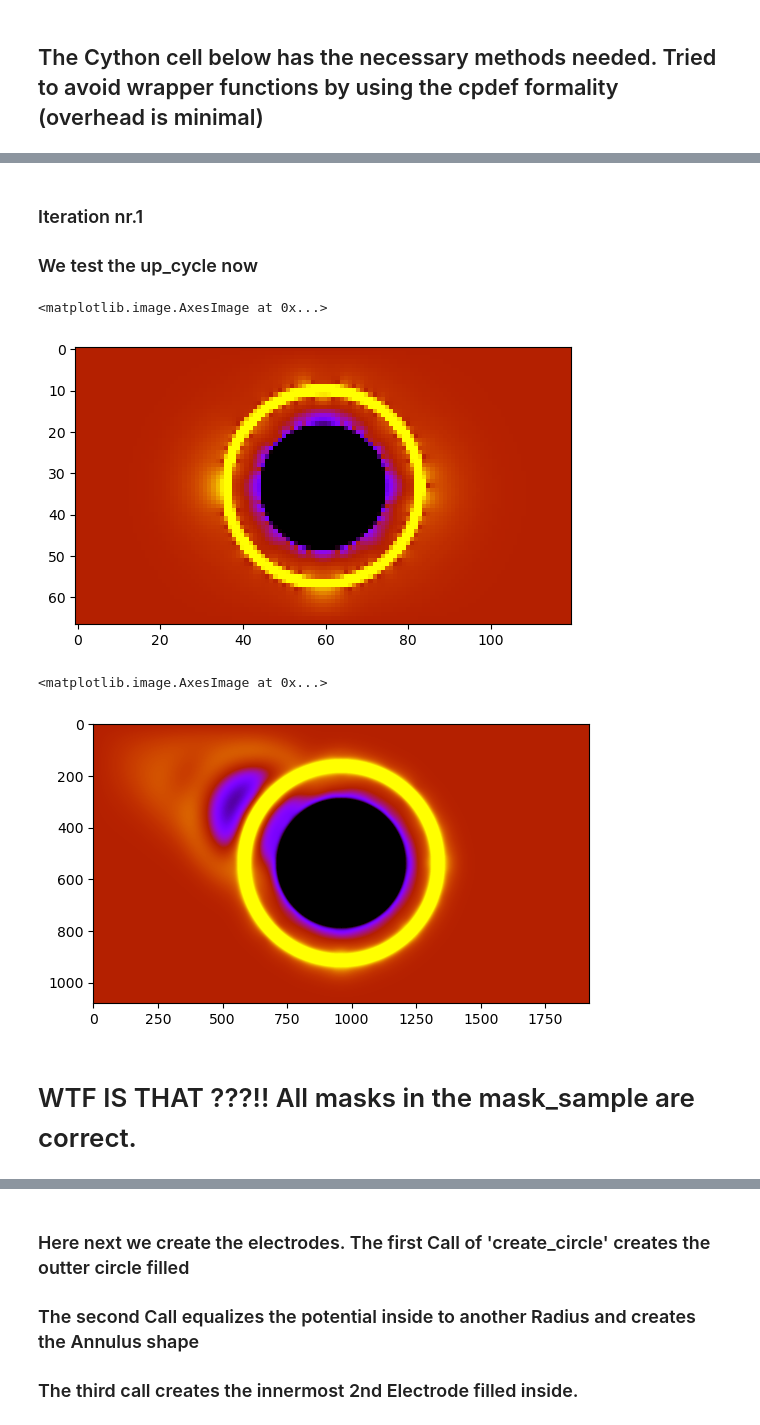
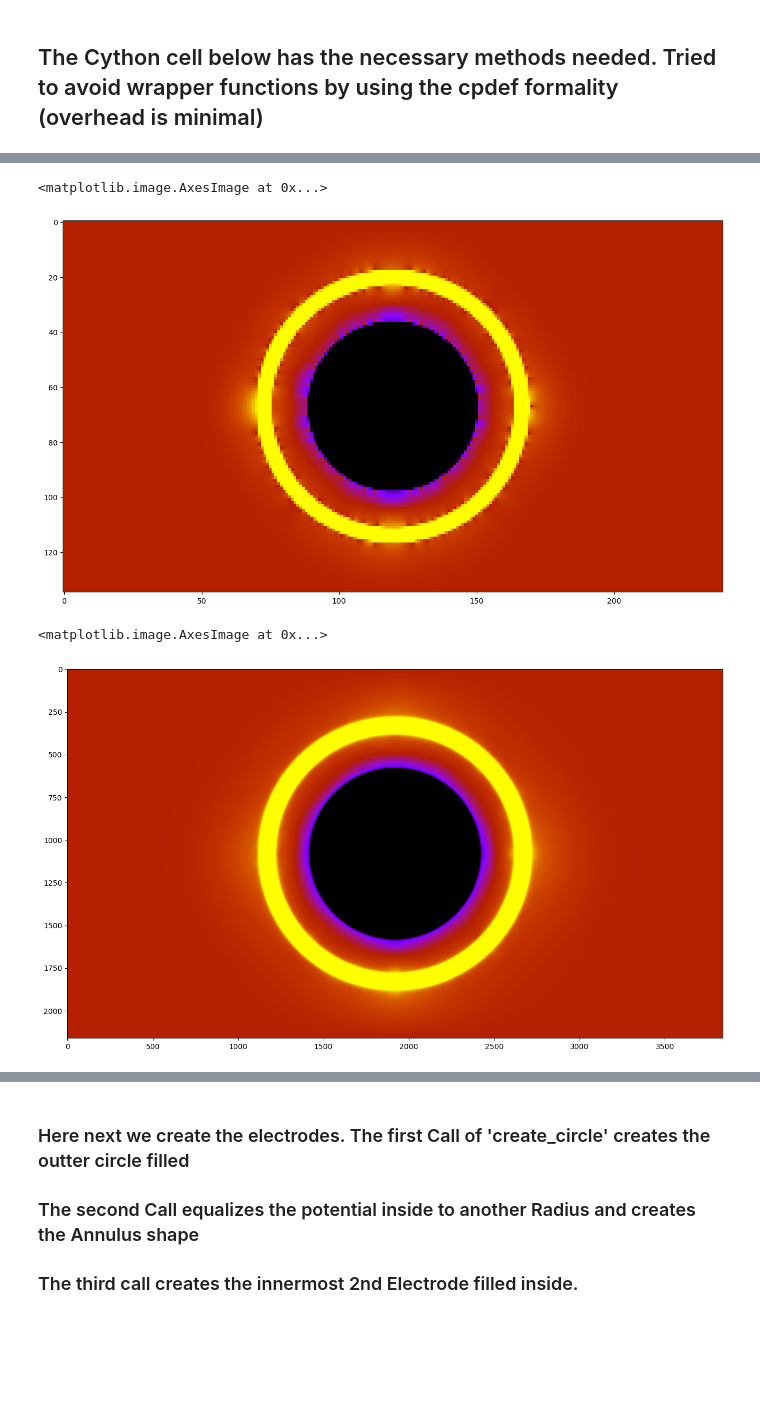
Before and after one commit to dcthecook/electrodynamics, a Jupyter notebook: CYTHON_Jacobi_Multiprocessed.ipynb, the cells around one changed output, grey strips where cells are left out. Cells and saved outputs as stored; diff of their text form; code cells hidden in the pictures; blank space fills up the shorter version.

```diff
--- a/CYTHON_Jacobi_Multiprocessed.ipynb
+++ b/CYTHON_Jacobi_Multiprocessed.ipynb
@@ -250,4 +206,0 @@ plt.show()
-# %% [markdown]
-### Iteration nr.1
-
-### We test the up_cycle now
@@ -254,14 +211,14 @@ plt.show()
 # %%
-testing = up_cycle(potential, mask, 8, 100, 0.5)
+testing = up_cycle(potential, mask, 8, 0, 0.5)
 # %%
+plt.figure(figsize=(16, 9))
 plt.imshow(testing[0][0], cmap='gnuplot')
 # %% [output]
 <matplotlib.image.AxesImage at 0x...>
-[figure, old version]
+[figure, new version]
 # %%
+plt.figure(figsize=(16, 9))
 plt.imshow(testing[0][-1], cmap='gnuplot')
 # %% [output]
 <matplotlib.image.AxesImage at 0x...>
-[figure, old version]
+[figure, new version]
-# %% [markdown]
-# WTF IS THAT ???!! All masks in the mask_sample are correct.
```
Also changed, not shown: parts of 18 cells of this notebook.
